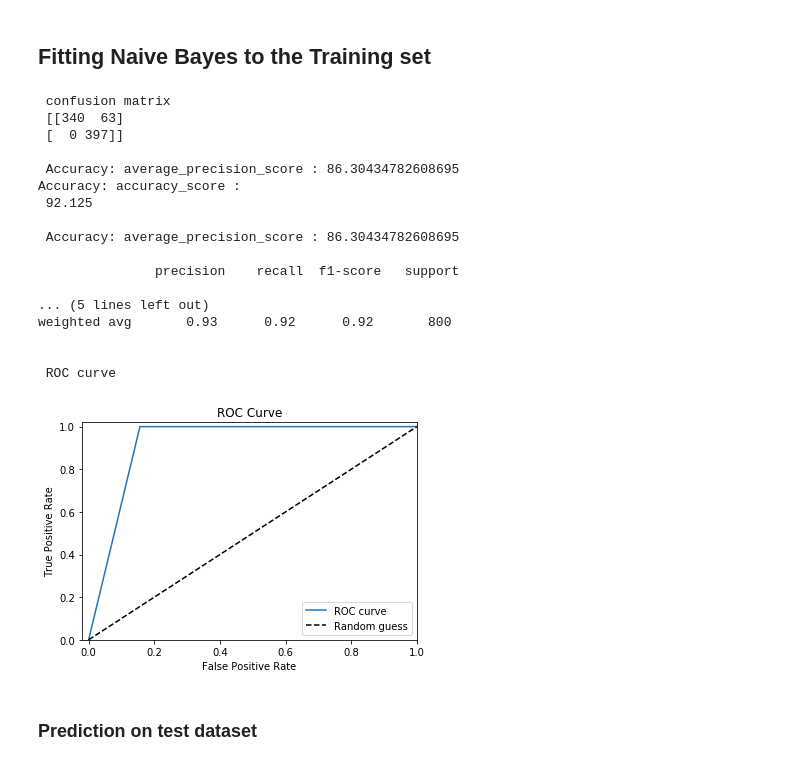
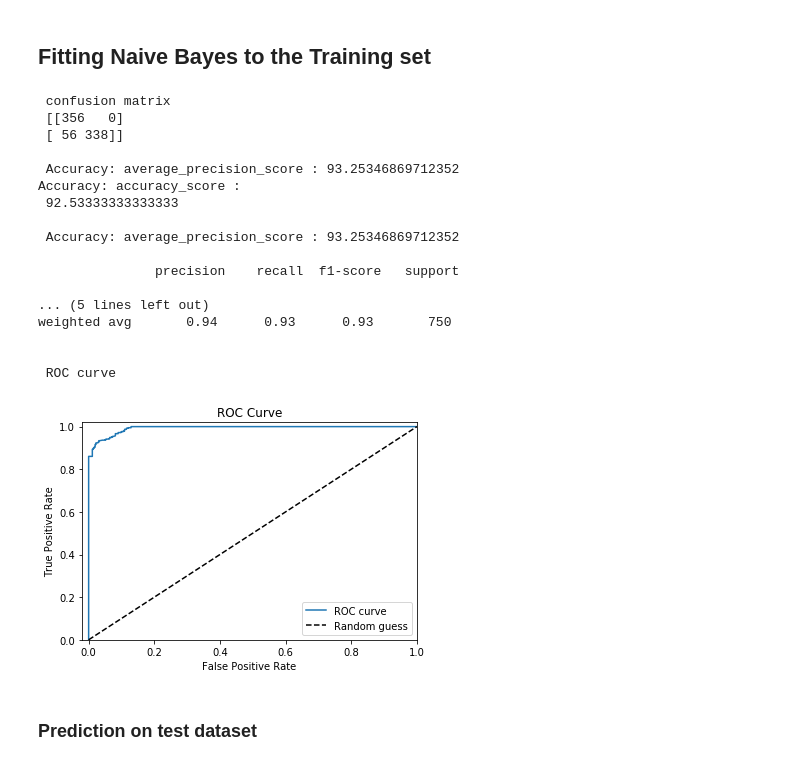
Before and after one commit to NehaCPatil/ML, a Jupyter notebook: week_13/problem_1/predict_whether_the_review_positive_or_negative_final.ipynb, the cells around one changed output. Drawn from its saved outputs; the diff is of its cells as text; code cells hidden in the pictures.

Commit message:
NLP analysis of Restaurant reviews

```diff
--- a/week_13/problem_1/predict_whether_the_review_positive_or_negative_final.ipynb
+++ b/week_13/problem_1/predict_whether_the_review_positive_or_negative_final.ipynb
@@ -93,6 +80,3 @@ valid word in the Language."
 Stem (root) is the part of the word to which you add inflectional (changing/deriving) affixes
 such as (-ed,-ize, -s,-de,mis). So stemming a word or sentence may result in words that are not actual words.
 Stems are created by removing the suffixes or prefixes used with a word.
-# %%
-ps = PorterStemmer()
-review = [ps.stem(w) for w in review if w not in stopwords.words("english")]
@@ -108,11 +82,0 @@ review
-# %%
-corpus = []
-for i in range(0, 1000):
-    review = re.sub('[^a-zA-Z]',' ',dataset['Review'][i])
-    review = review.lower()
-    review = review.split()
-    review = [w for w in review if w not in stopwords.words("english")]
-    ps = PorterStemmer()
-    review = [ps.stem(w) for w in review if w not in stopwords.words("english")]
-    review = ' '.join(review)
-    corpus.append(review)
@@ -146,0 +155,19 @@ dataset_1.shape
+# %%
+# Splitting the dataset into
+# the Training set and Test set
+from sklearn.model_selection import train_test_split
+
+# experiment with "test_size"
+# to get better results
+X_train, X_test, y_train, y_test = train_test_split(X, y, test_size = 0.25)
+# %%
+# Fitting Random Forest Classification
+# to the Training set
+from sklearn.ensemble import RandomForestClassifier
+
+# n_estimators can be said as number of
+# trees, experiment with n_estimators
+# to get better results
+model = RandomForestClassifier(n_estimators = 501,criterion = 'entropy')
+
+model.fit(X_train, y_train)
@@ -147,15 +234,11 @@ dataset_1.shape
 # %% [markdown]
 ## Fitting Naive Bayes to the Training set
 # %%
-# Splitting the dataset into the Training set and Test set
+# # Feature Scaling
 
-X_train, X_test, y_train, y_test = train_test_split(x, y, test_size = 0.20, random_state = 0)
-
-# Feature Scaling
-
-sc = StandardScaler()
-X_train = sc.fit_transform(X_train)
-X_test = sc.transform(X_test)
+# sc = StandardScaler()
+# X_train = sc.fit_transform(X_train)
+# X_test = sc.transform(X_test)
 
 # Fitting Naive Bayes to the Training set
 classifier = GaussianNB()
@@ -184,40 +267,40 @@ print("\n",classification_report(y_train, y_pred))
 y_pred_prob = classifier.predict_proba(X_train)[:,1]
 
 print("\n ROC curve \n")
 fpr, tpr, thresholds = roc_curve(y_train, y_pred_prob)
 # create plot
 plt.plot(fpr, tpr, label='ROC curve')
 plt.plot([0, 1], [0, 1], 'k--', label='Random guess')
 plt.xlabel('False Positive Rate')
 plt.ylabel('True Positive Rate')
 plt.title('ROC Curve')
 plt.xlim([-0.02, 1])
 plt.ylim([0, 1.02])
 plt.legend(loc="lower right")
 
 
 save_classifier = open("naivebayes.pickle","wb")
 pickle.dump(classifier, save_classifier)
 save_classifier.close()
 # %% [output]
  confusion matrix
- [[340  63]
- [  0 397]]
+ [[356   0]
+ [ 56 338]]
 
- Accuracy: average_precision_score : 86.30434782608695
+ Accuracy: average_precision_score : 93.25346869712352
 Accuracy: accuracy_score :
- 92.125
+ 92.53333333333333
 
- Accuracy: average_precision_score : 86.30434782608695
+ Accuracy: average_precision_score : 93.25346869712352
 
                precision    recall  f1-score   support
 
 ... (5 lines left out)
-weighted avg       0.93      0.92      0.92       800
+weighted avg       0.94      0.93      0.93       750
 
 
  ROC curve
-[figure, old version]
+[figure, new version]
 # %% [markdown]
 ### Prediction on test dataset
 # %%
```
Also changed, not shown: parts of 18 cells of this notebook.
